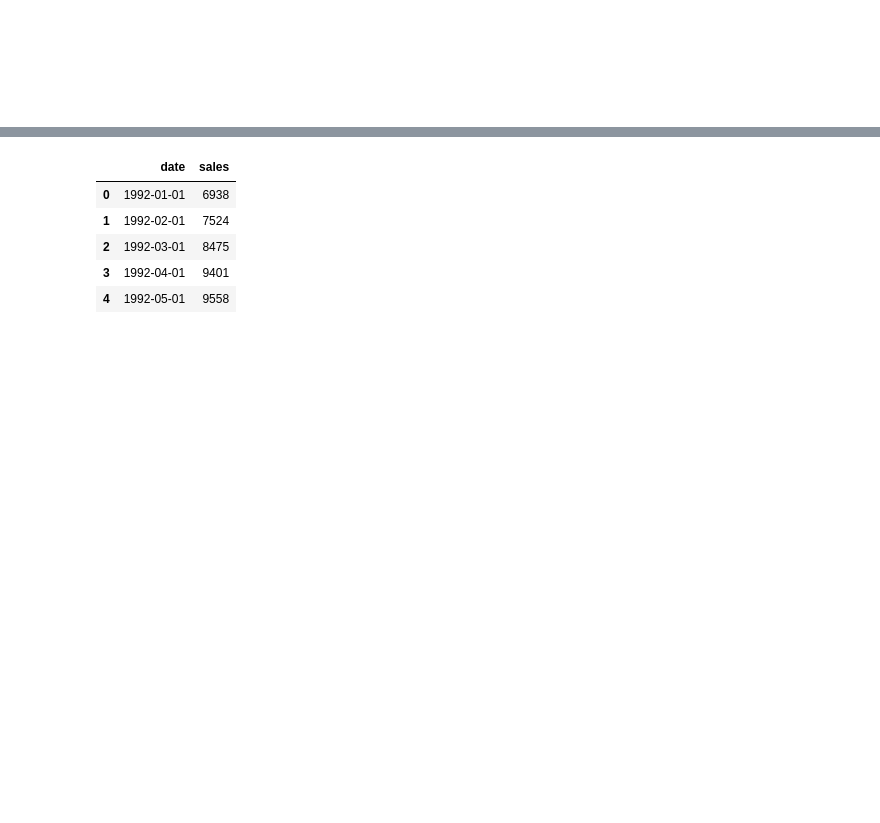
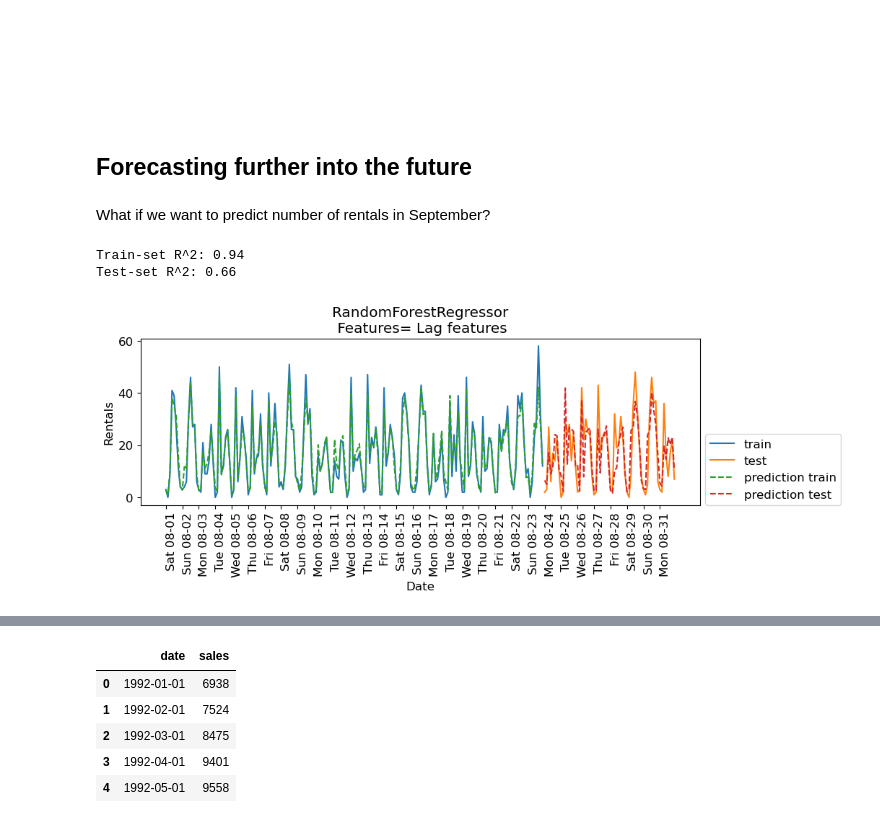
Before and after one commit to UBC-CS/cpsc330-2023W1, a Jupyter notebook: lectures/19_time-series.ipynb, the cells around one changed output, grey strips where cells are left out. Saved outputs shown, nothing was run; the diff lists cells and outputs as text; code cells hidden in the pictures; blank space fills up the shorter version.

```diff
--- a/lectures/19_time-series.ipynb
+++ b/lectures/19_time-series.ipynb
@@ -729,2 +732,15 @@ Intel MKL WARNING: Support of Intel(R) Streaming SIMD Extensions 4.2 (Intel(R) S
 # %% [markdown]
 <br><br><br><br>
+# %% [markdown]
+## Forecasting further into the future
+# %% [markdown]
+What if we want to predict number of rentals in September?
+# %%
+imp = SimpleImputer()
+X_lag_features_imp = imp.fit_transform(X_lag_features)
+rf = RandomForestRegressor()
+eval_on_features(X_lag_features_imp, y, rf, feat_names="Lag features")
+# %% [output]
+Train-set R^2: 0.94
+Test-set R^2: 0.66
+[figure, added]
```
Also changed, not shown: parts of 76 cells of this notebook.
